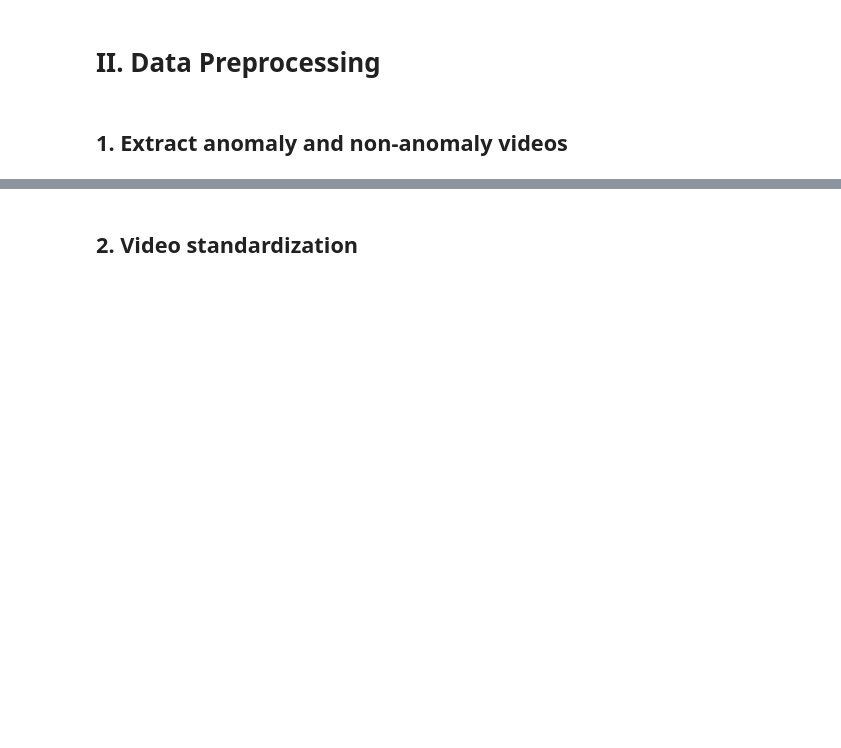
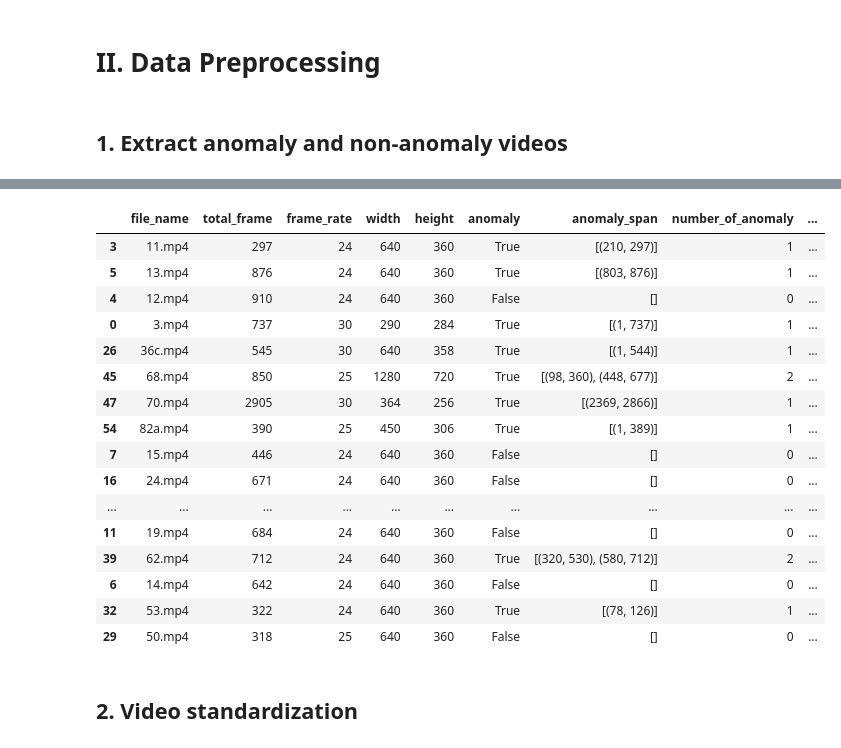
Before and after one commit to K0ntact/airc, a Jupyter notebook: preprocess.ipynb, the cells around one changed output, grey strips where cells are left out. Drawn from its saved outputs; the diff is of its cells as text; code cells hidden in the pictures; blank space fills up the shorter version.

```diff
--- a/preprocess.ipynb
+++ b/preprocess.ipynb
@@ -116 +149,21 @@ Anomaly ratio in test set: 0.6153846153846154
+# %%
+train_df
+# %% [output]
+|  | file_name | total_frame | frame_rate | width | height | anomaly | anomaly_span | number_of_anomaly | ... |
+| 3 | 11.mp4 | 297 | 24 | 640 | 360 | True | [(210, 297)] | 1 | ... |
+| 5 | 13.mp4 | 876 | 24 | 640 | 360 | True | [(803, 876)] | 1 | ... |
+| 4 | 12.mp4 | 910 | 24 | 640 | 360 | False | [] | 0 | ... |
+| 0 | 3.mp4 | 737 | 30 | 290 | 284 | True | [(1, 737)] | 1 | ... |
+| 26 | 36c.mp4 | 545 | 30 | 640 | 358 | True | [(1, 544)] | 1 | ... |
+| 45 | 68.mp4 | 850 | 25 | 1280 | 720 | True | [(98, 360), (448, 677)] | 2 | ... |
+| 47 | 70.mp4 | 2905 | 30 | 364 | 256 | True | [(2369, 2866)] | 1 | ... |
+| 54 | 82a.mp4 | 390 | 25 | 450 | 306 | True | [(1, 389)] | 1 | ... |
+| 7 | 15.mp4 | 446 | 24 | 640 | 360 | False | [] | 0 | ... |
+| 16 | 24.mp4 | 671 | 24 | 640 | 360 | False | [] | 0 | ... |
+| ... | ... | ... | ... | ... | ... | ... | ... | ... | ... |
+| 11 | 19.mp4 | 684 | 24 | 640 | 360 | False | [] | 0 | ... |
+| 39 | 62.mp4 | 712 | 24 | 640 | 360 | True | [(320, 530), (580, 712)] | 2 | ... |
+| 6 | 14.mp4 | 642 | 24 | 640 | 360 | False | [] | 0 | ... |
+| 32 | 53.mp4 | 322 | 24 | 640 | 360 | True | [(78, 126)] | 1 | ... |
+| 29 | 50.mp4 | 318 | 25 | 640 | 360 | False | [] | 0 | ... |
 # %%
```
Also changed, not shown: parts of 9 cells of this notebook.
